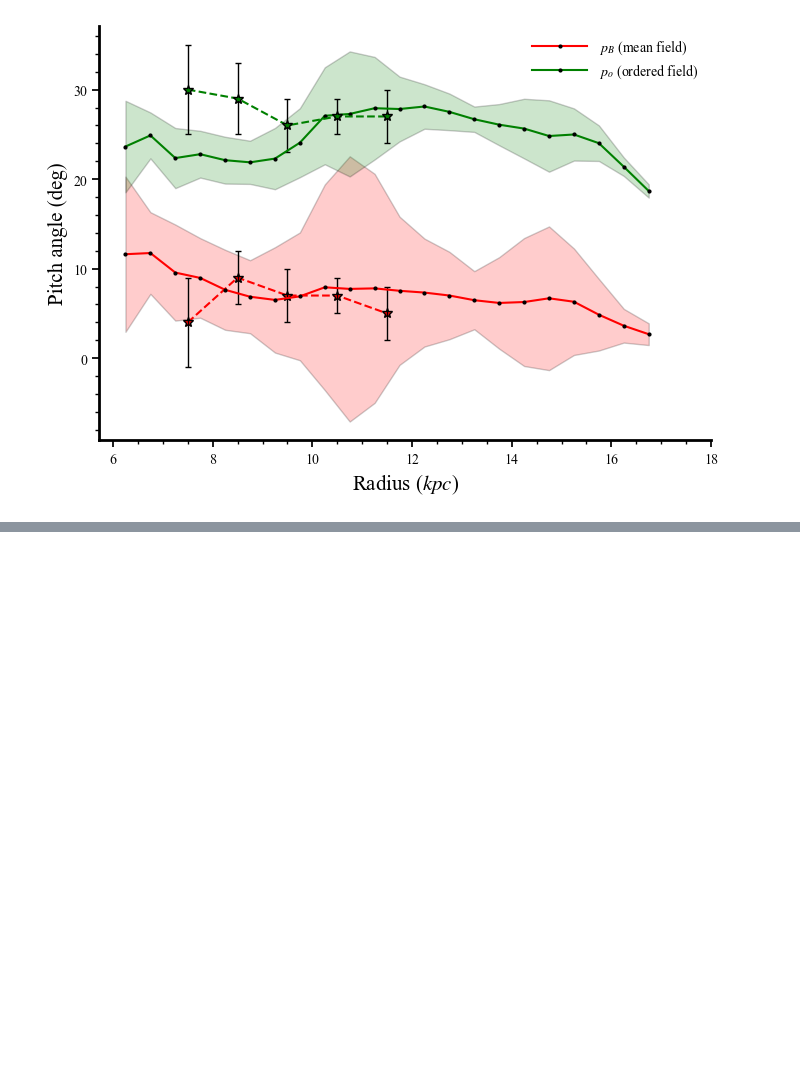
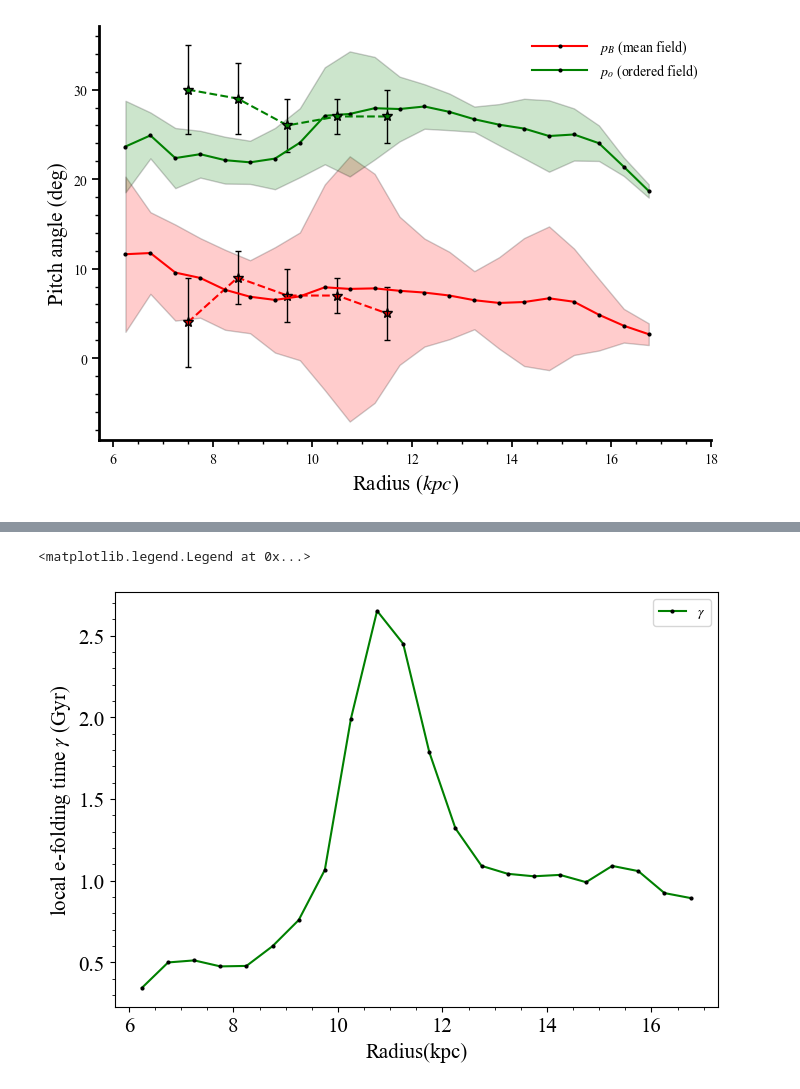
Before and after one commit to Rnazx/MSc.-Thesis, a Jupyter notebook: plots.ipynb, the cells around one changed output, grey strips where cells are left out. Saved outputs shown, nothing was run; the diff lists cells and outputs as text; code cells hidden in the pictures; blank space fills up the shorter version.

```diff
--- a/plots.ipynb
+++ b/plots.ipynb
@@ -387,0 +385,10 @@ Text(0, 0.5, 'Condition for $\\alpha_k$ (Myr)')
+# %%
+fig,ax = plt.subplots(nrows=1, ncols=1, figsize=(7, 5), tight_layout=True)
+ax.plot(kpc_r, (((np.pi**2)*(tau_f*(u_f**2))/3*(np.sqrt(dkdc_f)-1)/(4*h_f**2))**(-1))/
+              (s_Myr*1e+3), c='g', markersize=m, linestyle='-', marker='o', mfc='k', mec='k', label=r'$\gamma$')
+ax.set_xlabel('Radius(kpc)', fontsize=fs)
+ax.set_ylabel(r'local e-folding time $\gamma$ (Gyr)', fontsize=fs)
+ax.legend(fontsize = lfs)
+# %% [output]
+<matplotlib.legend.Legend at 0x...>
+[figure, added]
```
Also changed, not shown: parts of 3 cells of this notebook.
